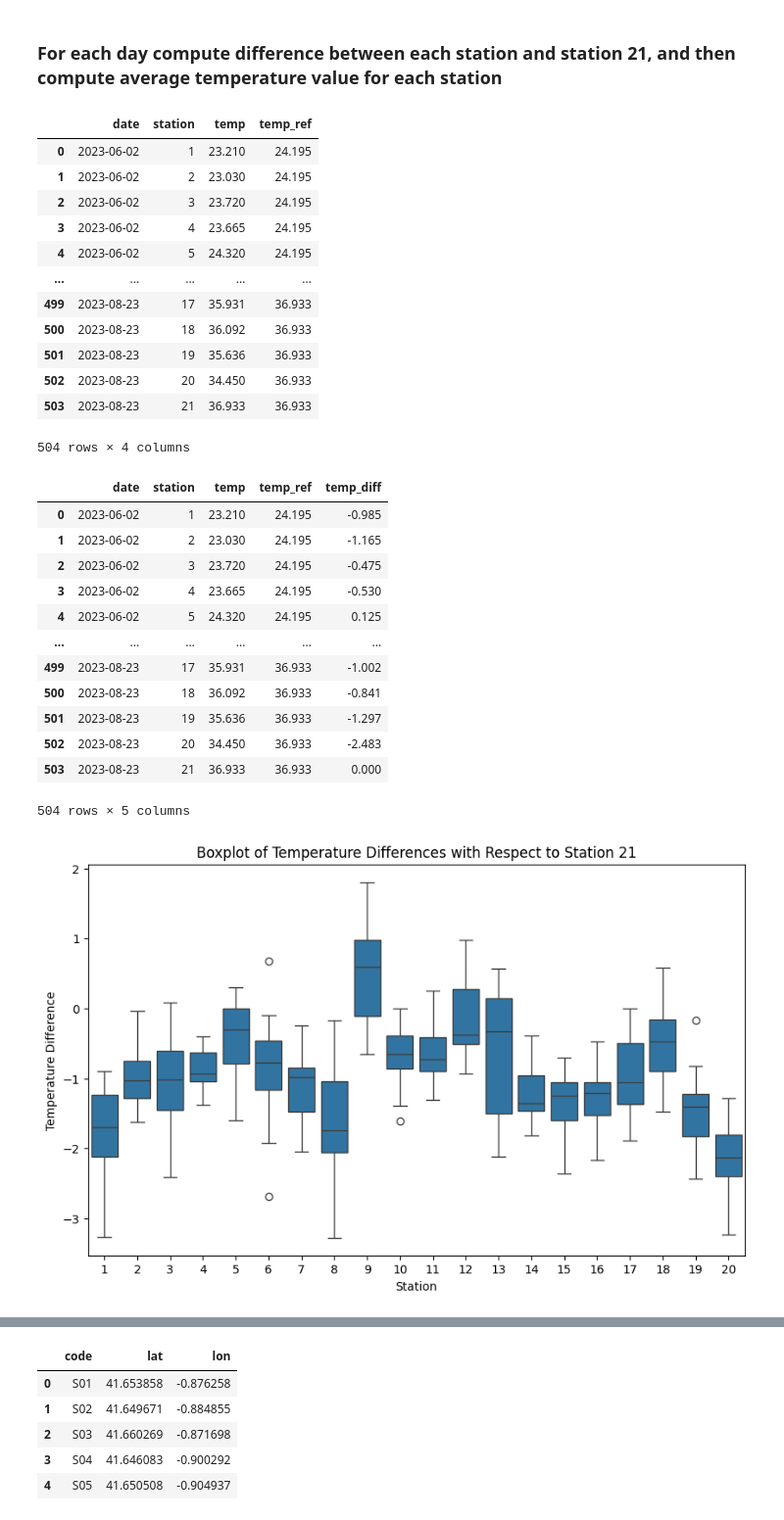
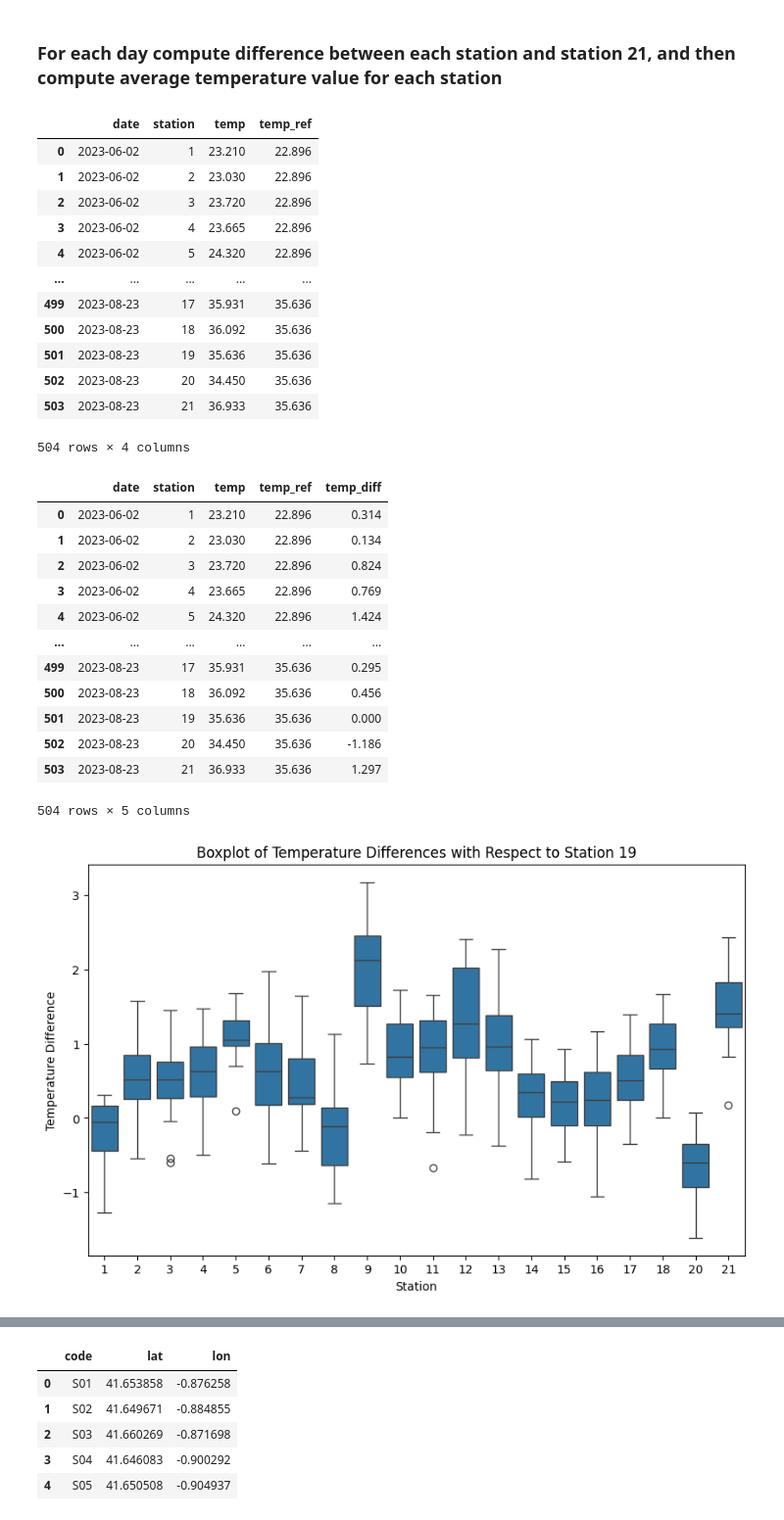
Before and after one commit to ayubero/uhi, a Jupyter notebook: zaragoza/bd_ayuntamiento/preprocessing.ipynb, the cells around one changed output, grey strips where cells are left out. Shown at 98% size. Cells and saved outputs as stored; diff of their text form; code cells hidden in the pictures.

```diff
--- a/zaragoza/bd_ayuntamiento/preprocessing.ipynb
+++ b/zaragoza/bd_ayuntamiento/preprocessing.ipynb
@@ -194,11 +194,11 @@ temperatures.head()
 '''# Compute average temperature for each station
 temperatures = temperatures.groupby('station')['temp'].mean().reset_index()
 
-# Get the average temperature of station 21
-station_21_avg = temperatures[temperatures['station'] == 21]['temp'].values[0]
+# Get the average temperature of station 19
+station_19_avg = temperatures[temperatures['station'] == 19]['temp'].values[0]
 
-# Compute the difference with respect to station 21
-temperatures['diff_from_21'] = station_21_avg - temperatures['temp']
+# Compute the difference with respect to station 19
+temperatures['diff_from_19'] = station_19_avg - temperatures['temp']
 
 temperatures'''
 # %% [output]
@@ -206,56 +206,56 @@ temperatures'''
 # %% [markdown]
 ### For each day compute difference between each station and station 21, and then compute average temperature value for each station
 # %%
-# Merge the dataframe with itself to compute the difference with station 21
-df_ref = temperatures[temperatures['station'] == 21][['date', 'temp']].rename(columns={'temp': 'temp_ref'})
+# Merge the dataframe with itself to compute the difference with station 19
+df_ref = temperatures[temperatures['station'] == 19][['date', 'temp']].rename(columns={'temp': 'temp_ref'})
 df_merged = pd.merge(temperatures, df_ref, on='date')
 df_merged
 # %% [output]
 |  | date | station | temp | temp_ref |
-| 0 | 2023-06-02 | 1 | 23.210 | 24.195 |
-| 1 | 2023-06-02 | 2 | 23.030 | 24.195 |
-| 2 | 2023-06-02 | 3 | 23.720 | 24.195 |
-| 3 | 2023-06-02 | 4 | 23.665 | 24.195 |
-| 4 | 2023-06-02 | 5 | 24.320 | 24.195 |
+| 0 | 2023-06-02 | 1 | 23.210 | 22.896 |
+| 1 | 2023-06-02 | 2 | 23.030 | 22.896 |
+| 2 | 2023-06-02 | 3 | 23.720 | 22.896 |
+| 3 | 2023-06-02 | 4 | 23.665 | 22.896 |
+| 4 | 2023-06-02 | 5 | 24.320 | 22.896 |
 | ... | ... | ... | ... | ... |
-| 499 | 2023-08-23 | 17 | 35.931 | 36.933 |
-| 500 | 2023-08-23 | 18 | 36.092 | 36.933 |
-| 501 | 2023-08-23 | 19 | 35.636 | 36.933 |
-| 502 | 2023-08-23 | 20 | 34.450 | 36.933 |
-| 503 | 2023-08-23 | 21 | 36.933 | 36.933 |
+| 499 | 2023-08-23 | 17 | 35.931 | 35.636 |
+| 500 | 2023-08-23 | 18 | 36.092 | 35.636 |
+| 501 | 2023-08-23 | 19 | 35.636 | 35.636 |
+| 502 | 2023-08-23 | 20 | 34.450 | 35.636 |
+| 503 | 2023-08-23 | 21 | 36.933 | 35.636 |
 504 rows × 4 columns
 # %%
-# Compute the daily temperature difference from station 21 for each station
+# Compute the daily temperature difference from station 19 for each station
 df_merged['temp_diff'] = df_merged['temp'] - df_merged['temp_ref']
 df_merged
 # %% [output]
 |  | date | station | temp | temp_ref | temp_diff |
-| 0 | 2023-06-02 | 1 | 23.210 | 24.195 | -0.985 |
-| 1 | 2023-06-02 | 2 | 23.030 | 24.195 | -1.165 |
-| 2 | 2023-06-02 | 3 | 23.720 | 24.195 | -0.475 |
-| 3 | 2023-06-02 | 4 | 23.665 | 24.195 | -0.530 |
-| 4 | 2023-06-02 | 5 | 24.320 | 24.195 | 0.125 |
+| 0 | 2023-06-02 | 1 | 23.210 | 22.896 | 0.314 |
+| 1 | 2023-06-02 | 2 | 23.030 | 22.896 | 0.134 |
+| 2 | 2023-06-02 | 3 | 23.720 | 22.896 | 0.824 |
+| 3 | 2023-06-02 | 4 | 23.665 | 22.896 | 0.769 |
+| 4 | 2023-06-02 | 5 | 24.320 | 22.896 | 1.424 |
 | ... | ... | ... | ... | ... | ... |
-| 499 | 2023-08-23 | 17 | 35.931 | 36.933 | -1.002 |
-| 500 | 2023-08-23 | 18 | 36.092 | 36.933 | -0.841 |
-| 501 | 2023-08-23 | 19 | 35.636 | 36.933 | -1.297 |
-| 502 | 2023-08-23 | 20 | 34.450 | 36.933 | -2.483 |
-| 503 | 2023-08-23 | 21 | 36.933 | 36.933 | 0.000 |
+| 499 | 2023-08-23 | 17 | 35.931 | 35.636 | 0.295 |
+| 500 | 2023-08-23 | 18 | 36.092 | 35.636 | 0.456 |
+| 501 | 2023-08-23 | 19 | 35.636 | 35.636 | 0.000 |
+| 502 | 2023-08-23 | 20 | 34.450 | 35.636 | -1.186 |
+| 503 | 2023-08-23 | 21 | 36.933 | 35.636 | 1.297 |
 504 rows × 5 columns
 # %%
-df_filtered = df_merged[df_merged['station'] != 21]
+df_filtered = df_merged[df_merged['station'] != 19]
 
 # Create a boxplot for each station showing the temperature differences
 plt.figure(figsize=(10, 6))
 sns.boxplot(x='station', y='temp_diff', data=df_filtered)
 
-plt.title('Boxplot of Temperature Differences with Respect to Station 21')
+plt.title('Boxplot of Temperature Differences with Respect to Station 19')
 plt.xlabel('Station')
 plt.ylabel('Temperature Difference')
 
 plt.show()
 # %% [output]
-[figure, old version]
+[figure, new version]
 # %%
 df_filtered = df_filtered.groupby('station')['temp_diff'].mean().reset_index()
 df_filtered
```
Also changed, not shown: parts of 12 cells of this notebook, 7 other files.
